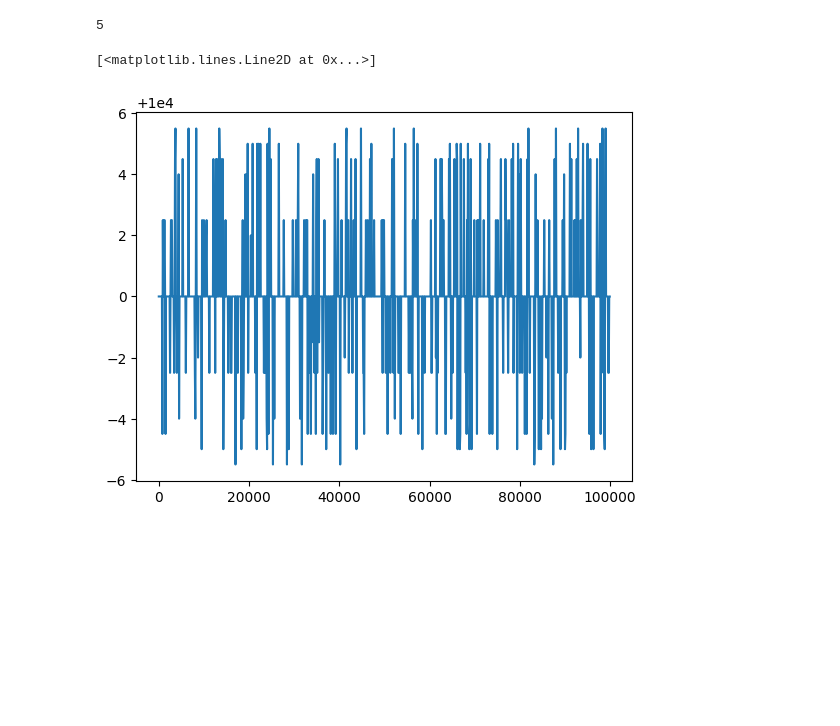
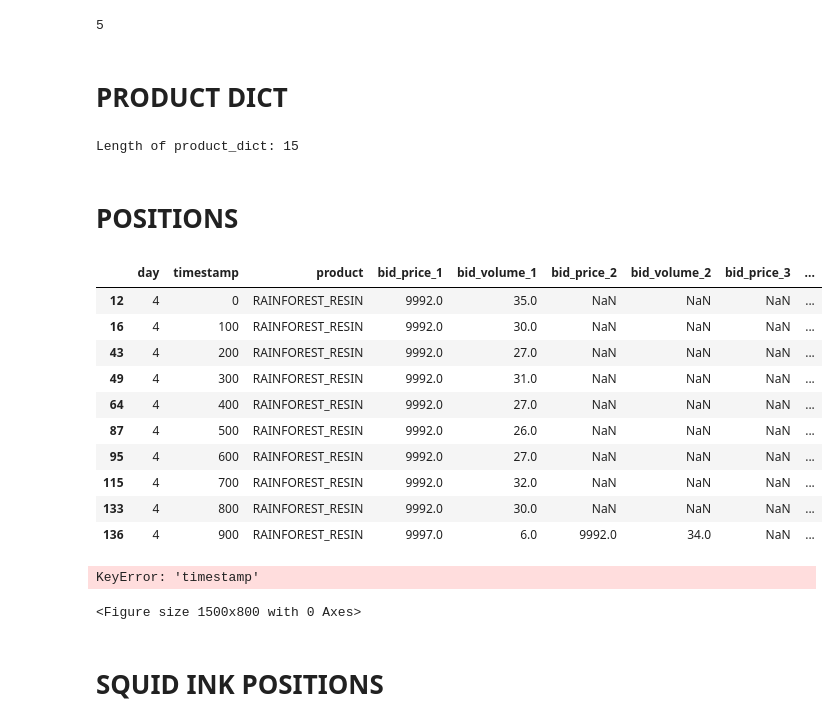
Before and after one commit to shank959/prosperity-imc25, a Jupyter notebook: rounds/round5/eda/round_5_log_eda.ipynb, the cells around one changed output. Drawn from its saved outputs; the diff is of its cells as text; code cells hidden in the pictures; blank space fills up the shorter version.

```diff
--- a/rounds/round5/eda/round_5_log_eda.ipynb
+++ b/rounds/round5/eda/round_5_log_eda.ipynb
@@ -61,11 +62,3 @@ our_trades_df = pd.DataFrame([trade.__dict__ for trade in our_trades])
 print(len(our_trades_df))
 # %% [output]
 5
-# %%
-plt.plot(
-    activities_df[activities_df['product'] == "RAINFOREST_RESIN"]['timestamp'],
-    activities_df[activities_df['product'] == "RAINFOREST_RESIN"]['mid_price'],
-)
-# %% [output]
-[<matplotlib.lines.Line2D at 0x...>]
-[figure, removed]
@@ -71,0 +97,58 @@ plt.plot(
+# %% [markdown]
+# PRODUCT DICT
+# %%
+products = [
+    "RAINFOREST_RESIN",
+    "KELP", "SQUID_INK",
+    "CROISSANTS", "JAMS",
+    "DJEMBES", "PICNIC_BASKET1",
+    "PICNIC_BASKET2",
+    "VOLCANIC_ROCK",
+    "VOLCANIC_ROCK_VOUCHER_9500", "VOLCANIC_ROCK_VOUCHER_9750",
+    "VOLCANIC_ROCK_VOUCHER_10000", "VOLCANIC_ROCK_VOUCHER_10250",
+    "VOLCANIC_ROCK_VOUCHER_10500", "MAGNIFICENT_MACARONS"
+]
+
+product_dict = {
+    product: {
+        "order_book": activities_df[activities_df['product'] == product],
+        "trades": trades_df[trades_df['symbol'] == product]
+    }
+    for product in products
+}
+# check length of product_dict
+print("Length of product_dict:", len(product_dict))
+# %% [output]
+Length of product_dict: 15
+# %% [markdown]
+# POSITIONS
+# %%
+product_dict["RAINFOREST_RESIN"]["order_book"].head(10)
+# %% [output]
+|  | day | timestamp | product | bid_price_1 | bid_volume_1 | bid_price_2 | bid_volume_2 | bid_price_3 | ... |
+| 12 | 4 | 0 | RAINFOREST_RESIN | 9992.0 | 35.0 | NaN | NaN | NaN | ... |
+| 16 | 4 | 100 | RAINFOREST_RESIN | 9992.0 | 30.0 | NaN | NaN | NaN | ... |
+| 43 | 4 | 200 | RAINFOREST_RESIN | 9992.0 | 27.0 | NaN | NaN | NaN | ... |
+| 49 | 4 | 300 | RAINFOREST_RESIN | 9992.0 | 31.0 | NaN | NaN | NaN | ... |
+| 64 | 4 | 400 | RAINFOREST_RESIN | 9992.0 | 27.0 | NaN | NaN | NaN | ... |
+| 87 | 4 | 500 | RAINFOREST_RESIN | 9992.0 | 26.0 | NaN | NaN | NaN | ... |
+| 95 | 4 | 600 | RAINFOREST_RESIN | 9992.0 | 27.0 | NaN | NaN | NaN | ... |
+| 115 | 4 | 700 | RAINFOREST_RESIN | 9992.0 | 32.0 | NaN | NaN | NaN | ... |
+| 133 | 4 | 800 | RAINFOREST_RESIN | 9992.0 | 30.0 | NaN | NaN | NaN | ... |
+| 136 | 4 | 900 | RAINFOREST_RESIN | 9997.0 | 6.0 | 9992.0 | 34.0 | NaN | ... |
+# %%
+plt.figure(figsize=(15, 8))
+
+for product, df in product_dict.items():
+    # Plot position
+    plt.plot(df['timestamp'], df['position'], label=product)
+    plt.xlabel('Timestamp')
+    plt.ylabel('Position')
+    plt.title('Position Over Time')
+    plt.legend()
+    plt.grid()
+# %% [output]
+KeyError: 'timestamp'
+<Figure size 1500x800 with 0 Axes>
+# %% [markdown]
+# SQUID INK POSITIONS
```
Also changed, not shown: parts of 2 cells of this notebook, 3 other files.
